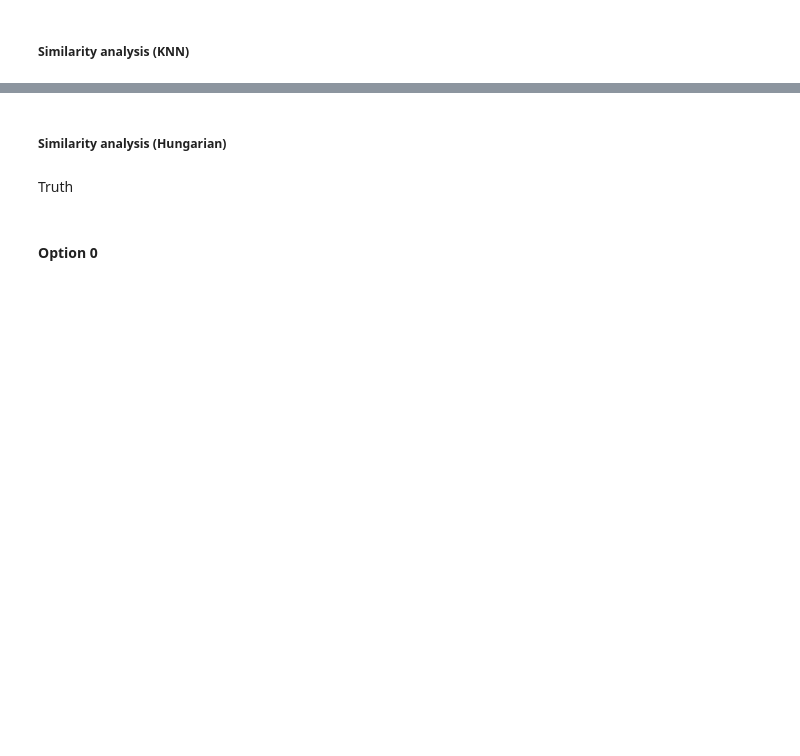
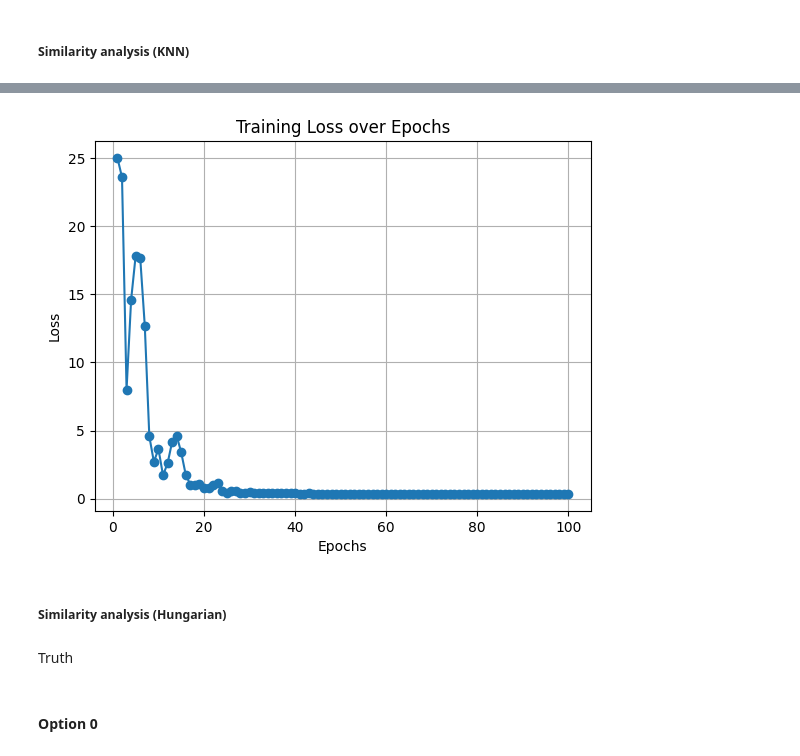
Before and after one commit to win7/Test_Graph_MatchingAlignment, a Jupyter notebook: Network-Alignment-with-Transferable-Graph-Autoencoders/test_subgraph_tg_MS.ipynb, the cells around one changed output, grey strips where cells are left out. Cells and saved outputs as stored; diff of their text form; code cells hidden in the pictures; blank space fills up the shorter version.

```diff
--- a/Network-Alignment-with-Transferable-Graph-Autoencoders/test_subgraph_tg_MS.ipynb
+++ b/Network-Alignment-with-Transferable-Graph-Autoencoders/test_subgraph_tg_MS.ipynb
@@ -328,6 +262,7 @@ elif encoder == "GINE":
 # %%
 print("Generating training features")
 print("Fitting model", encoder)
+print(train_set)
 # fit_TGAE_subgraph(data, len(train_set) * (1 + 1), model, epoch, train_loader, train_features, device, lr,test_pairs)
 
 # ---
@@ -342,9 +277,14 @@ best_hitAtFifty = 0
 
 optimizer = Adam(GAE.parameters(), lr=lr,weight_decay=5e-4)
 
-loop_obj = tqdm(range(1, epoch + 1))
-for step in loop_obj:
-	loop_obj.set_description(f"Epoch: {step}")
+counter = 0
+best_loss = 1e9
+patience = 15
+losses = []
+
+loop_obj = tqdm(range(1, epochs + 1))
+for epoch in loop_obj:
+	loop_obj.set_description(f"Epoch: {epoch}")
 
 	loss = 0
 
@@ -362,10 +302,14 @@ for step in loop_obj:
 			adj_label = coo_matrix(S.numpy())
 			adj_label = sparse_to_tuple(adj_label)
 
-			adj_norm = torch.sparse.FloatTensor(torch.LongTensor(adj_norm[0].T),
+			""" adj_norm = torch.sparse.FloatTensor(torch.LongTensor(adj_norm[0].T),
+												torch.FloatTensor(adj_norm[1]),
+												torch.Size(adj_norm[2])).to(device) """
+			adj_norm = torch.sparse_coo_tensor(torch.LongTensor(adj_norm[0].T),
 												torch.FloatTensor(adj_norm[1]),
 												torch.Size(adj_norm[2])).to(device)
-			adj_label = torch.sparse.FloatTensor(torch.LongTensor(adj_label[0].T),
+
+			adj_label = torch.sparse_coo_tensor(torch.LongTensor(adj_label[0].T),
 												torch.FloatTensor(adj_label[1]),
 												torch.Size(adj_label[2])).to(device)
 
@@ -391,15 +335,19 @@ for step in loop_obj:
 			], dim=1) # [E,3]
 
 			if flag: # Show data shapes only once
+				print("edge_index")
 				print(edge_index.shape)
 				print(edge_index)
 				print()
+				print("edge_weight")
 				print(edge_weight.shape)
 				print(edge_weight)
 				print()
+				print("edge_attr")
 				print(edge_attr.shape)
 				print(edge_attr)
 				print()
+				print("initial_feature")
 				print(initial_feature.shape)
 				print(initial_feature)
 				flag = False
@@ -422,6 +370,15 @@ for step in loop_obj:
 
 	loop_obj.set_postfix_str(f"Loss: {loss:.4f}")
 
+	losses.append(loss.item())
+	if loss.item() < best_loss:
+		best_loss = loss.item()
+		counter = 0
+	else:
+		counter += 1
+		if counter == patience:
+			print("Early stopping, epoch: {}".format(epoch))
+			break
 	# ---
 	""" keys = list(train_loader.keys())
 	S1 = train_loader[keys[0]][0]
@@ -761,3 +763,14 @@ plt.show()
+# %%
+# Plot losses
+plt.figure()
+plt.plot(range(1, len(losses) + 1), losses, marker='o')
+plt.title('Training Loss over Epochs')
+plt.xlabel('Epochs')
+plt.ylabel('Loss')
+plt.grid()
+plt.show()
+# %% [output]
+[figure, added]
 # %% [markdown]
 ##### Similarity analysis (Hungarian)
 # %%
```
Also changed, not shown: parts of 48 cells of this notebook.
